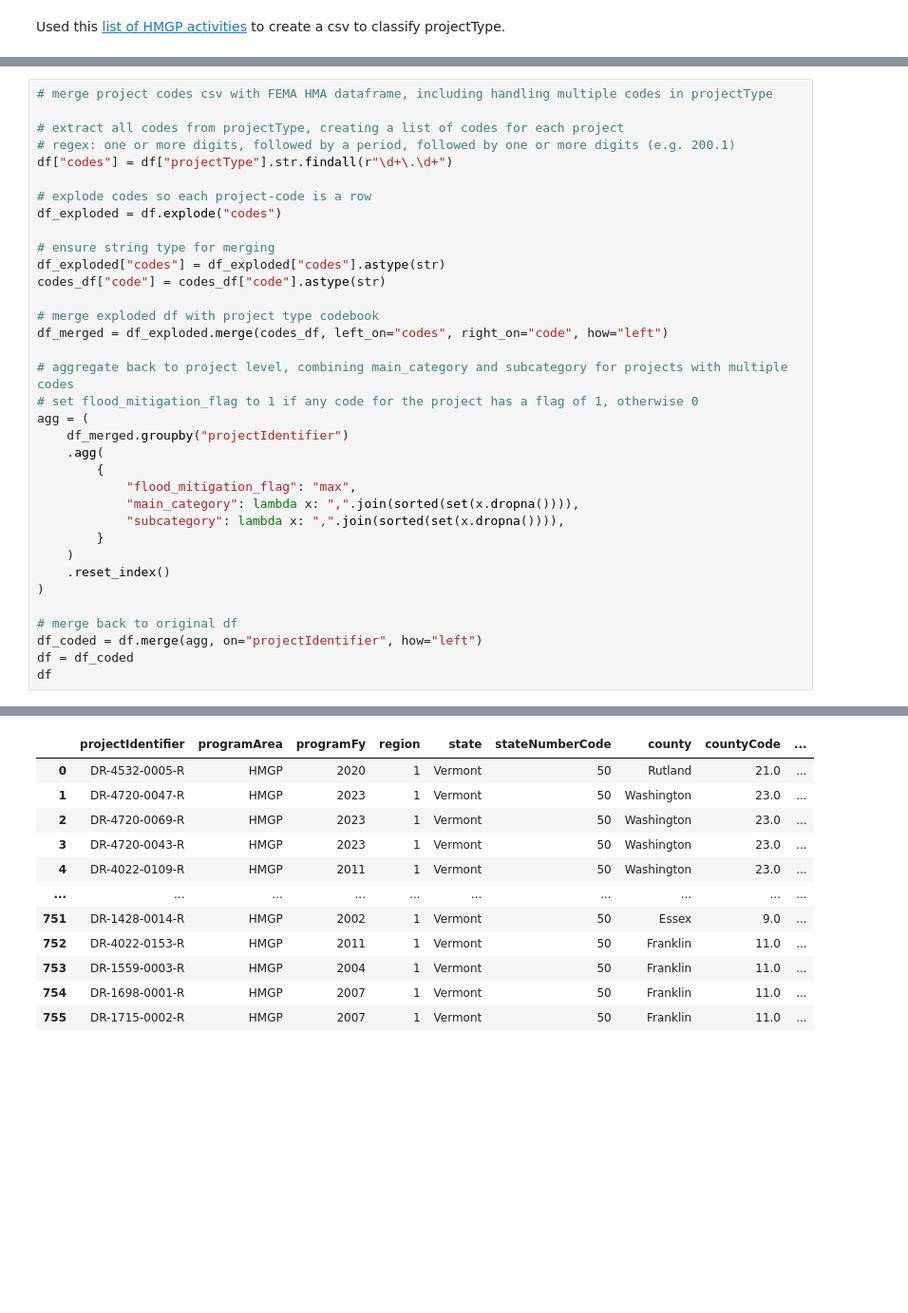
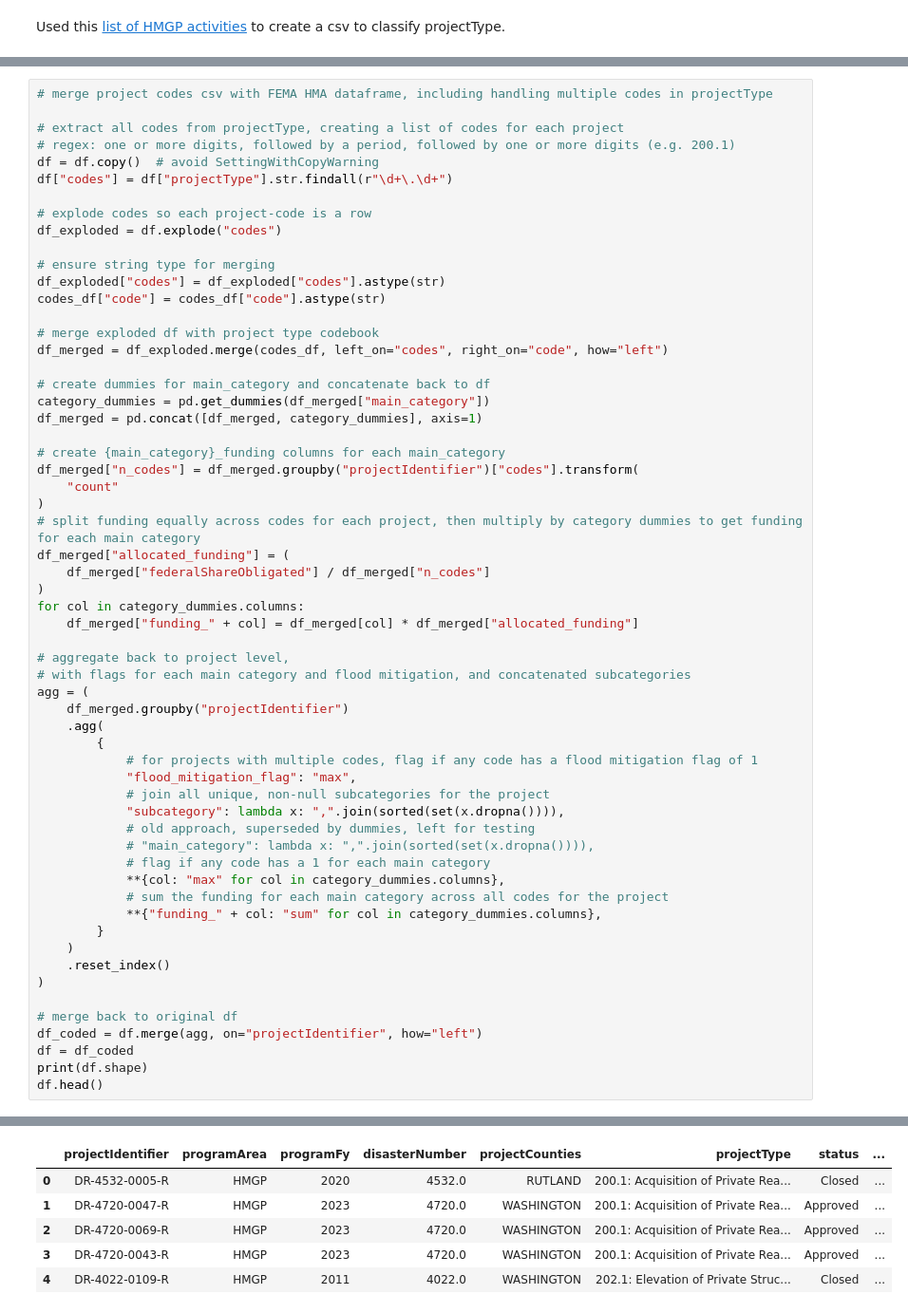
Before and after one commit to jakedurell/hazard-funding-comp, a Jupyter notebook: notebooks/etl_finance.ipynb, the cells around one changed output, grey strips where cells are left out. Shown at 95% size. Saved outputs shown, nothing was run; the diff lists cells and outputs as text; blank space fills up the shorter version.

Commit message:
feat(etl_finance): clean FEMA projects, add main category dummies and funding columns, drop columns, classify geo level

```diff
--- a/notebooks/etl_finance.ipynb
+++ b/notebooks/etl_finance.ipynb
@@ -61,6 +64,7 @@ Name: federalShareObligated, dtype: float64
 
 # extract all codes from projectType, creating a list of codes for each project
 # regex: one or more digits, followed by a period, followed by one or more digits (e.g. 200.1)
+df = df.copy()  # avoid SettingWithCopyWarning
 df["codes"] = df["projectType"].str.findall(r"\d+\.\d+")
 
 # explode codes so each project-code is a row
@@ -73,15 +77,37 @@ codes_df["code"] = codes_df["code"].astype(str)
 # merge exploded df with project type codebook
 df_merged = df_exploded.merge(codes_df, left_on="codes", right_on="code", how="left")
 
-# aggregate back to project level, combining main_category and subcategory for projects with multiple codes
-# set flood_mitigation_flag to 1 if any code for the project has a flag of 1, otherwise 0
+# create dummies for main_category and concatenate back to df
+category_dummies = pd.get_dummies(df_merged["main_category"])
+df_merged = pd.concat([df_merged, category_dummies], axis=1)
+
+# create {main_category}_funding columns for each main_category
+df_merged["n_codes"] = df_merged.groupby("projectIdentifier")["codes"].transform(
+    "count"
+)
+# split funding equally across codes for each project, then multiply by category dummies to get funding for each main category
+df_merged["allocated_funding"] = (
+    df_merged["federalShareObligated"] / df_merged["n_codes"]
+)
+for col in category_dummies.columns:
+    df_merged["funding_" + col] = df_merged[col] * df_merged["allocated_funding"]
+
+# aggregate back to project level,
+# with flags for each main category and flood mitigation, and concatenated subcategories
 agg = (
     df_merged.groupby("projectIdentifier")
     .agg(
         {
+            # for projects with multiple codes, flag if any code has a flood mitigation flag of 1
             "flood_mitigation_flag": "max",
-            "main_category": lambda x: ",".join(sorted(set(x.dropna()))),
+            # join all unique, non-null subcategories for the project
             "subcategory": lambda x: ",".join(sorted(set(x.dropna()))),
+            # old approach, superseded by dummies, left for testing
+            # "main_category": lambda x: ",".join(sorted(set(x.dropna()))),
+            # flag if any code has a 1 for each main category
+            **{col: "max" for col in category_dummies.columns},
+            # sum the funding for each main category across all codes for the project
+            **{"funding_" + col: "sum" for col in category_dummies.columns},
         }
     )
     .reset_index()
@@ -90,5 +116,6 @@ agg = (
 # merge back to original df
 df_coded = df.merge(agg, on="projectIdentifier", how="left")
 df = df_coded
-df
+print(df.shape)
+df.head()
 # %% [output]
@@ -95,12 +123,6 @@ df
-|  | projectIdentifier | programArea | programFy | region | state | stateNumberCode | county | countyCode | ... |
-| 0 | DR-4532-0005-R | HMGP | 2020 | 1 | Vermont | 50 | Rutland | 21.0 | ... |
-| 1 | DR-4720-0047-R | HMGP | 2023 | 1 | Vermont | 50 | Washington | 23.0 | ... |
-| 2 | DR-4720-0069-R | HMGP | 2023 | 1 | Vermont | 50 | Washington | 23.0 | ... |
-| 3 | DR-4720-0043-R | HMGP | 2023 | 1 | Vermont | 50 | Washington | 23.0 | ... |
-| 4 | DR-4022-0109-R | HMGP | 2011 | 1 | Vermont | 50 | Washington | 23.0 | ... |
-| ... | ... | ... | ... | ... | ... | ... | ... | ... | ... |
-| 751 | DR-1428-0014-R | HMGP | 2002 | 1 | Vermont | 50 | Essex | 9.0 | ... |
-| 752 | DR-4022-0153-R | HMGP | 2011 | 1 | Vermont | 50 | Franklin | 11.0 | ... |
-| 753 | DR-1559-0003-R | HMGP | 2004 | 1 | Vermont | 50 | Franklin | 11.0 | ... |
-| 754 | DR-1698-0001-R | HMGP | 2007 | 1 | Vermont | 50 | Franklin | 11.0 | ... |
-| 755 | DR-1715-0002-R | HMGP | 2007 | 1 | Vermont | 50 | Franklin | 11.0 | ... |
+|  | projectIdentifier | programArea | programFy | disasterNumber | projectCounties | projectType | status | ... |
+| 0 | DR-4532-0005-R | HMGP | 2020 | 4532.0 | RUTLAND | 200.1: Acquisition of Private Rea... | Closed | ... |
+| 1 | DR-4720-0047-R | HMGP | 2023 | 4720.0 | WASHINGTON | 200.1: Acquisition of Private Rea... | Approved | ... |
+| 2 | DR-4720-0069-R | HMGP | 2023 | 4720.0 | WASHINGTON | 200.1: Acquisition of Private Rea... | Approved | ... |
+| 3 | DR-4720-0043-R | HMGP | 2023 | 4720.0 | WASHINGTON | 200.1: Acquisition of Private Rea... | Approved | ... |
+| 4 | DR-4022-0109-R | HMGP | 2011 | 4022.0 | WASHINGTON | 202.1: Elevation of Private Struc... | Closed | ... |
```
Also changed, not shown: parts of 25 cells of this notebook.
